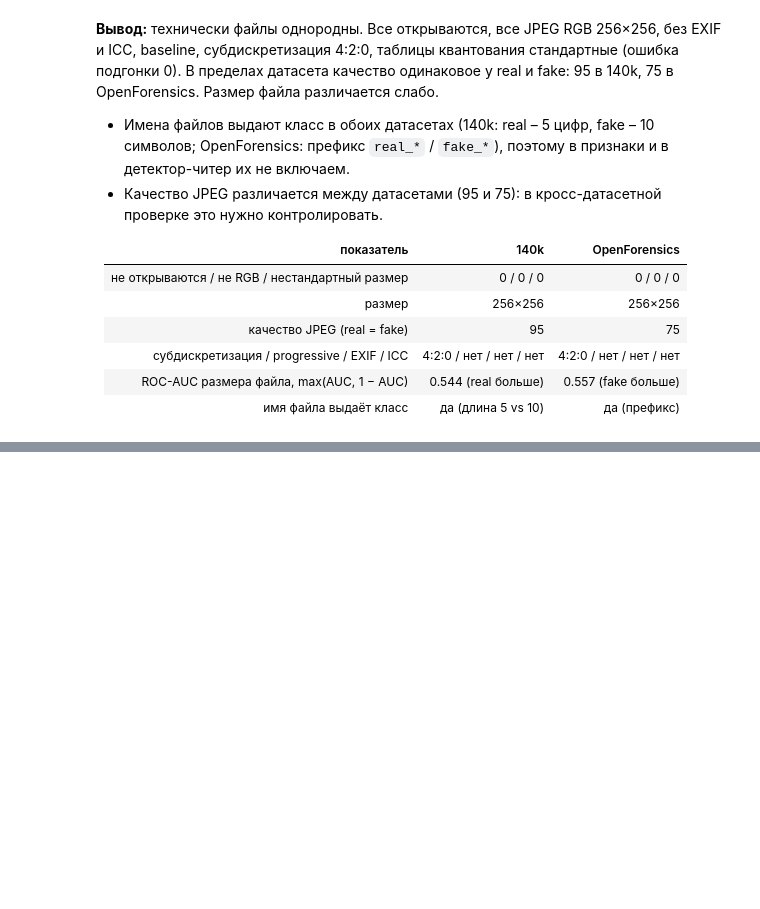
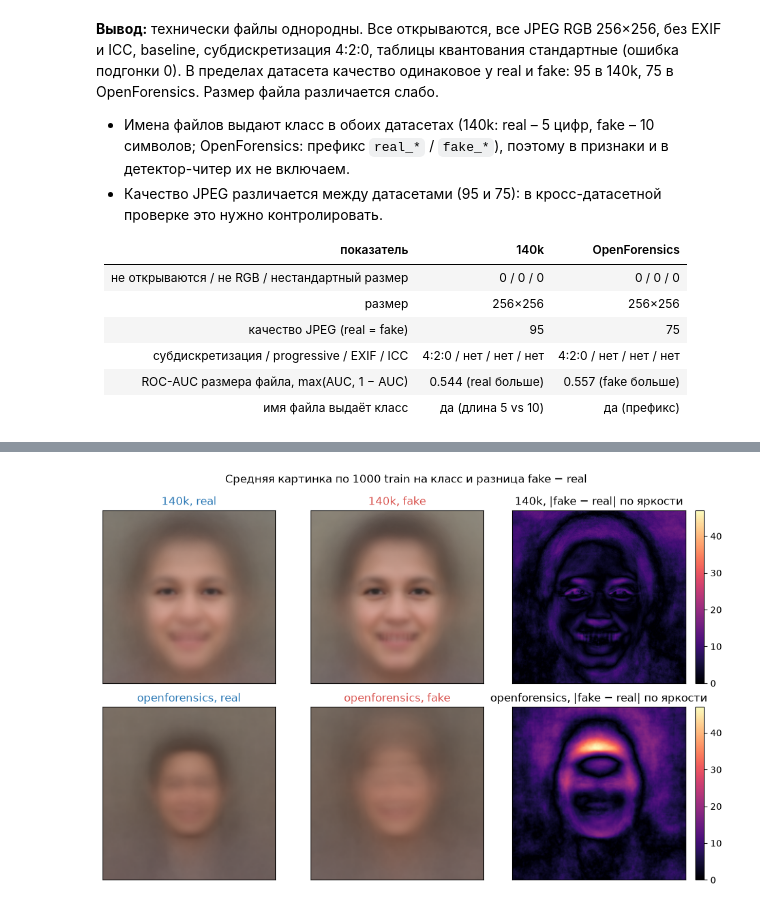
Before and after one commit to ayazvaliev/35-Deepfake-image-detection-project-HSE-26, a Jupyter notebook: notebooks/eda_140k.ipynb, the cells around one changed output, grey strips where cells are left out. Saved outputs shown, nothing was run; the diff lists cells and outputs as text; code cells hidden in the pictures; blank space fills up the shorter version.

```diff
--- a/notebooks/eda_140k.ipynb
+++ b/notebooks/eda_140k.ipynb
@@ -219,0 +252,24 @@ problems
+# %%
+means = {
+    key: np.mean([np.asarray(load(p), dtype=np.float32) for p in group["path"]], axis=0)
+    for key, group in train.groupby(["dataset", "label"]).sample(1000, random_state=SEED).groupby(["dataset", "label"])
+}
+luma = np.array([0.299, 0.587, 0.114])
+diffs = {ds: np.abs(means[(ds, 1)] @ luma - means[(ds, 0)] @ luma) for ds in datasets}
+vmax = max(d.max() for d in diffs.values())
+
+fig, axes = plt.subplots(2, 3, figsize=(10, 6.5))
+for row, ds in zip(axes, datasets):
+    for ax, label in zip(row, classes):
+        ax.imshow(means[(ds, label)].astype(np.uint8))
+        ax.set_title(f"{ds}, {classes[label]}", color=COLORS[classes[label]])
+    shown = row[2].imshow(diffs[ds], cmap="magma", vmin=0, vmax=vmax)
+    row[2].set_title(f"{ds}, |fake − real| по яркости")
+    fig.colorbar(shown, ax=row[2], fraction=0.046)
+    for ax in row:
+        ax.set_xticks([])
+        ax.set_yticks([])
+fig.suptitle("Средняя картинка по 1000 train на класс и разница fake − real")
+fig.tight_layout()
+# %% [output]
+[figure, added]
```
Also changed, not shown: parts of 4 cells of this notebook.
